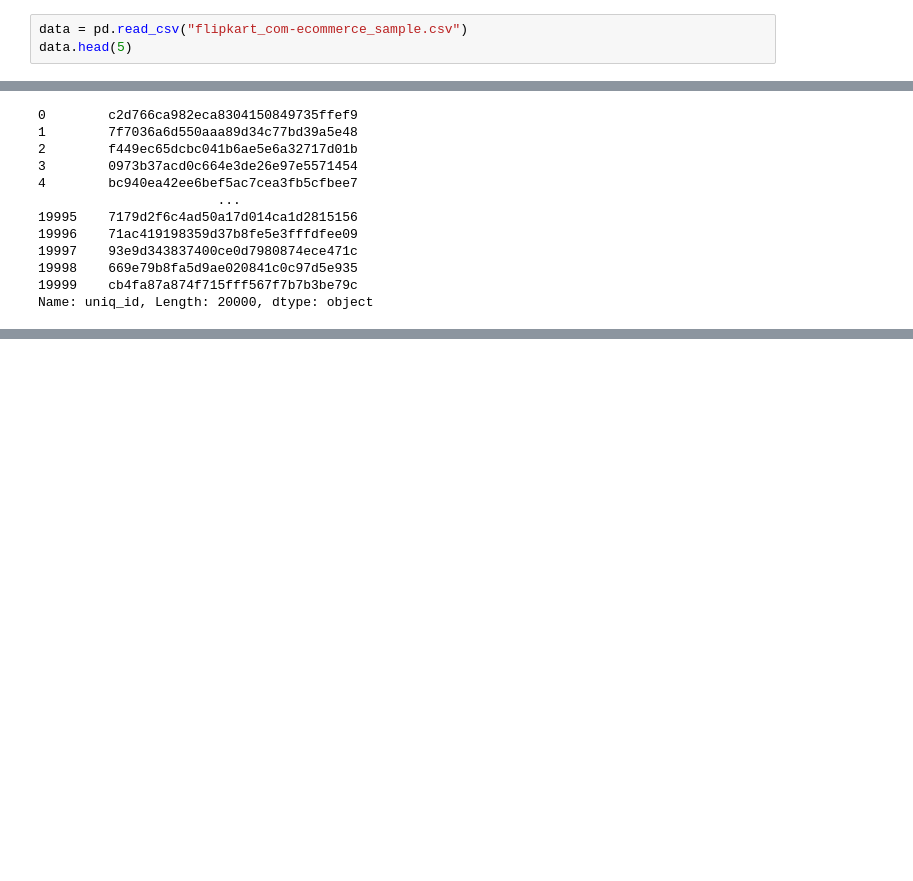
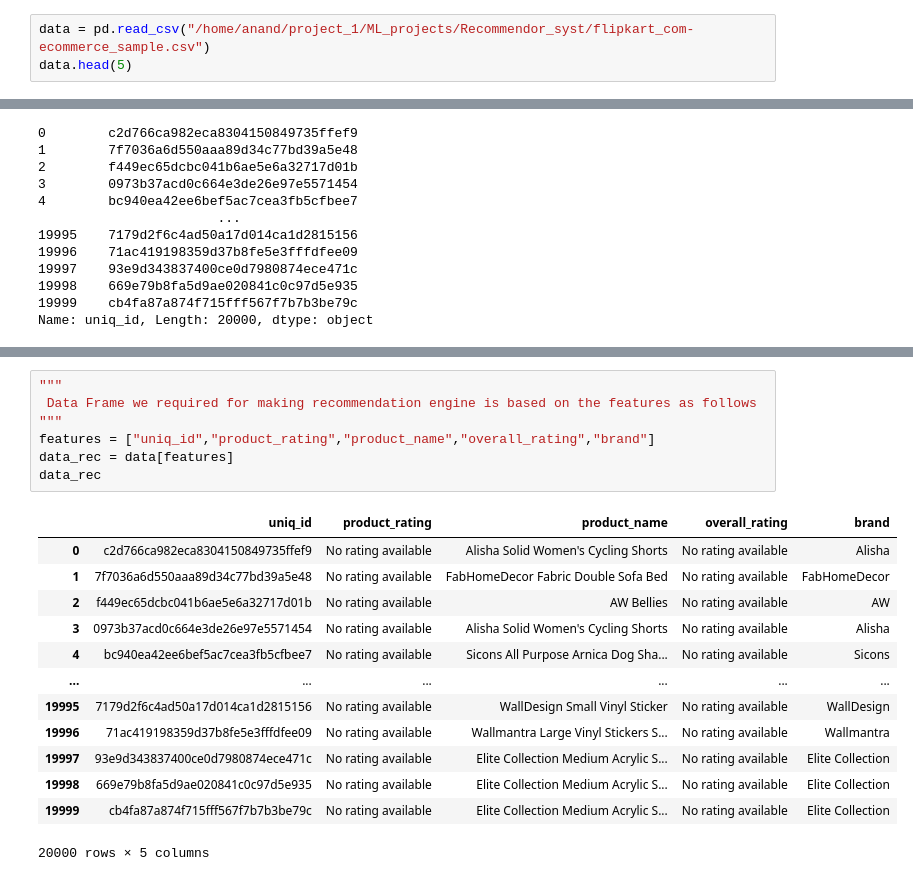
Before and after one commit to Techseeker-404/Recommendor_system, a Jupyter notebook: Recomend.ipynb, the cells around one changed output, grey strips where cells are left out. Saved outputs shown, nothing was run; the diff lists cells and outputs as text; blank space fills up the shorter version.

```diff
--- a/Recomend.ipynb
+++ b/Recomend.ipynb
@@ -8,7 +8,7 @@ import seaborn as sns
 import warnings
 warnings.filterwarnings("ignore")
 # %%
-data = pd.read_csv("flipkart_com-ecommerce_sample.csv")
+data = pd.read_csv("/home/anand/project_1/ML_projects/Recommendor_syst/flipkart_com-ecommerce_sample.csv")
 data.head(5)
 # %% [output]
 |  | uniq_id | crawl_timestamp | product_url | product_name | product_category_tree | pid | retail_price | ... |
@@ -127,0 +222,21 @@ Name: uniq_id, Length: 20000, dtype: object
+# %%
+"""
+ Data Frame we required for making recommendation engine is based on the features as follows
+"""
+features = ["uniq_id","product_rating","product_name","overall_rating","brand"]
+data_rec = data[features]
+data_rec
+# %% [output]
+|  | uniq_id | product_rating | product_name | overall_rating | brand |
+| 0 | c2d766ca982eca8304150849735ffef9 | No rating available | Alisha Solid Women's Cycling Shorts | No rating available | Alisha |
+| 1 | 7f7036a6d550aaa89d34c77bd39a5e48 | No rating available | FabHomeDecor Fabric Double Sofa Bed | No rating available | FabHomeDecor |
+| 2 | f449ec65dcbc041b6ae5e6a32717d01b | No rating available | AW Bellies | No rating available | AW |
+| 3 | 0973b37acd0c664e3de26e97e5571454 | No rating available | Alisha Solid Women's Cycling Shorts | No rating available | Alisha |
+| 4 | bc940ea42ee6bef5ac7cea3fb5cfbee7 | No rating available | Sicons All Purpose Arnica Dog Sha... | No rating available | Sicons |
+| ... | ... | ... | ... | ... | ... |
+| 19995 | 7179d2f6c4ad50a17d014ca1d2815156 | No rating available | WallDesign Small Vinyl Sticker | No rating available | WallDesign |
+| 19996 | 71ac419198359d37b8fe5e3fffdfee09 | No rating available | Wallmantra Large Vinyl Stickers S... | No rating available | Wallmantra |
+| 19997 | 93e9d343837400ce0d7980874ece471c | No rating available | Elite Collection Medium Acrylic S... | No rating available | Elite Collection |
+| 19998 | 669e79b8fa5d9ae020841c0c97d5e935 | No rating available | Elite Collection Medium Acrylic S... | No rating available | Elite Collection |
+| 19999 | cb4fa87a874f715fff567f7b7b3be79c | No rating available | Elite Collection Medium Acrylic S... | No rating available | Elite Collection |
+20000 rows × 5 columns
```
Also changed, not shown: parts of 29 cells of this notebook.
